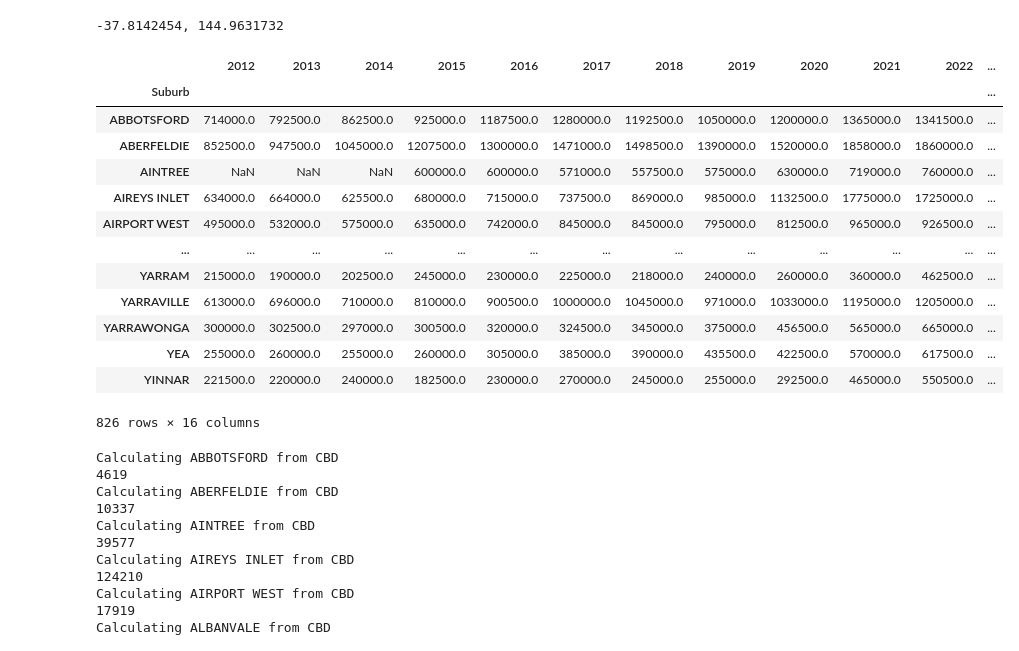
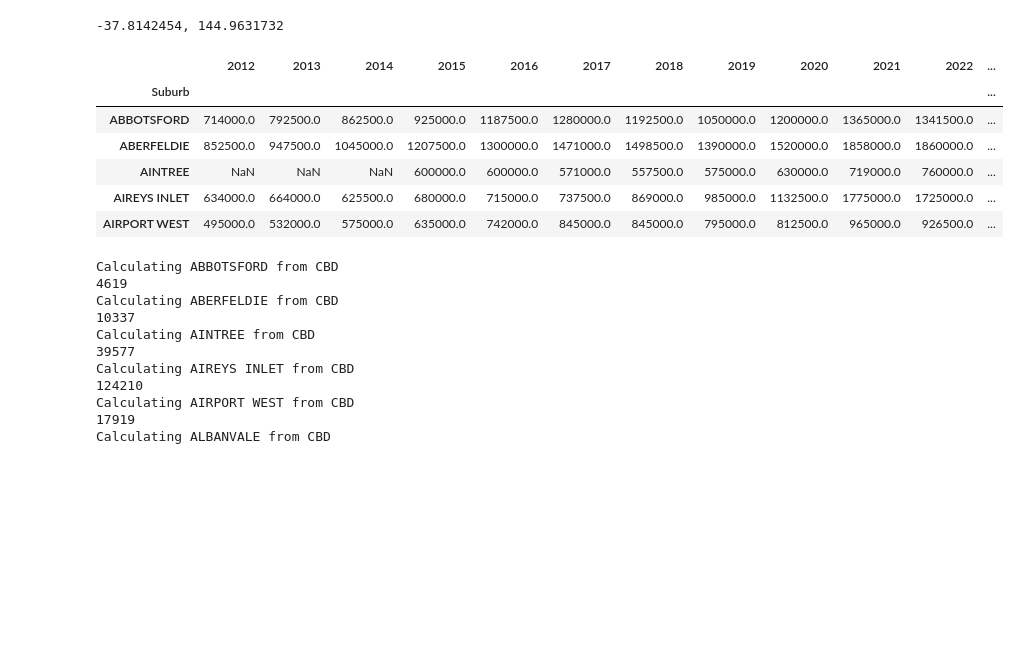
Before and after one commit to OormiC/Project1, a Jupyter notebook: Temp_Median_Price.ipynb, the cells around one changed output. Saved outputs shown, nothing was run; the diff lists cells and outputs as text; code cells hidden in the pictures; blank space fills up the shorter version.

```diff
--- a/Temp_Median_Price.ipynb
+++ b/Temp_Median_Price.ipynb
@@ -13,5 +13,5 @@ from api_keys import geoapify_key
 # %%
-sub_med_inc = pd.read_csv("Sub_med_inc.csv")
+sub_med_inc = pd.read_csv("Resources/Sub_med_inc.csv")
 sub_med_inc = pd.DataFrame(sub_med_inc)
 sub_med_inc.head()
 # %% [output]
@@ -347,23 +310,16 @@ print(f"{melb_lat}, {melb_lng}")
 # %%
 # Finding Lat and Lon for Melbourne CBD
 merged_df["Distance from CBD"] = ""
 merged_df.set_index('Suburb', inplace=True)
-merged_df
+merged_df.head()
 # %% [output]
 |  | 2012 | 2013 | 2014 | 2015 | 2016 | 2017 | 2018 | 2019 | 2020 | 2021 | 2022 | ... |
 | Suburb |  |  |  |  |  |  |  |  |  |  |  | ... |
 | ABBOTSFORD | 714000.0 | 792500.0 | 862500.0 | 925000.0 | 1187500.0 | 1280000.0 | 1192500.0 | 1050000.0 | 1200000.0 | 1365000.0 | 1341500.0 | ... |
 | ABERFELDIE | 852500.0 | 947500.0 | 1045000.0 | 1207500.0 | 1300000.0 | 1471000.0 | 1498500.0 | 1390000.0 | 1520000.0 | 1858000.0 | 1860000.0 | ... |
 | AINTREE | NaN | NaN | NaN | 600000.0 | 600000.0 | 571000.0 | 557500.0 | 575000.0 | 630000.0 | 719000.0 | 760000.0 | ... |
 | AIREYS INLET | 634000.0 | 664000.0 | 625500.0 | 680000.0 | 715000.0 | 737500.0 | 869000.0 | 985000.0 | 1132500.0 | 1775000.0 | 1725000.0 | ... |
 | AIRPORT WEST | 495000.0 | 532000.0 | 575000.0 | 635000.0 | 742000.0 | 845000.0 | 845000.0 | 795000.0 | 812500.0 | 965000.0 | 926500.0 | ... |
-| ... | ... | ... | ... | ... | ... | ... | ... | ... | ... | ... | ... | ... |
-| YARRAM | 215000.0 | 190000.0 | 202500.0 | 245000.0 | 230000.0 | 225000.0 | 218000.0 | 240000.0 | 260000.0 | 360000.0 | 462500.0 | ... |
-| YARRAVILLE | 613000.0 | 696000.0 | 710000.0 | 810000.0 | 900500.0 | 1000000.0 | 1045000.0 | 971000.0 | 1033000.0 | 1195000.0 | 1205000.0 | ... |
-| YARRAWONGA | 300000.0 | 302500.0 | 297000.0 | 300500.0 | 320000.0 | 324500.0 | 345000.0 | 375000.0 | 456500.0 | 565000.0 | 665000.0 | ... |
-| YEA | 255000.0 | 260000.0 | 255000.0 | 260000.0 | 305000.0 | 385000.0 | 390000.0 | 435500.0 | 422500.0 | 570000.0 | 617500.0 | ... |
-| YINNAR | 221500.0 | 220000.0 | 240000.0 | 182500.0 | 230000.0 | 270000.0 | 245000.0 | 255000.0 | 292500.0 | 465000.0 | 550500.0 | ... |
-826 rows × 16 columns
 # %%
 # Set the API base URL
 cbd_dist_url = f"https://api.geoapify.com/v1/routing?waypoints={melb_lat},{melb_lng}|"
```
Also changed, not shown: parts of 14 cells of this notebook, 1 other file.
